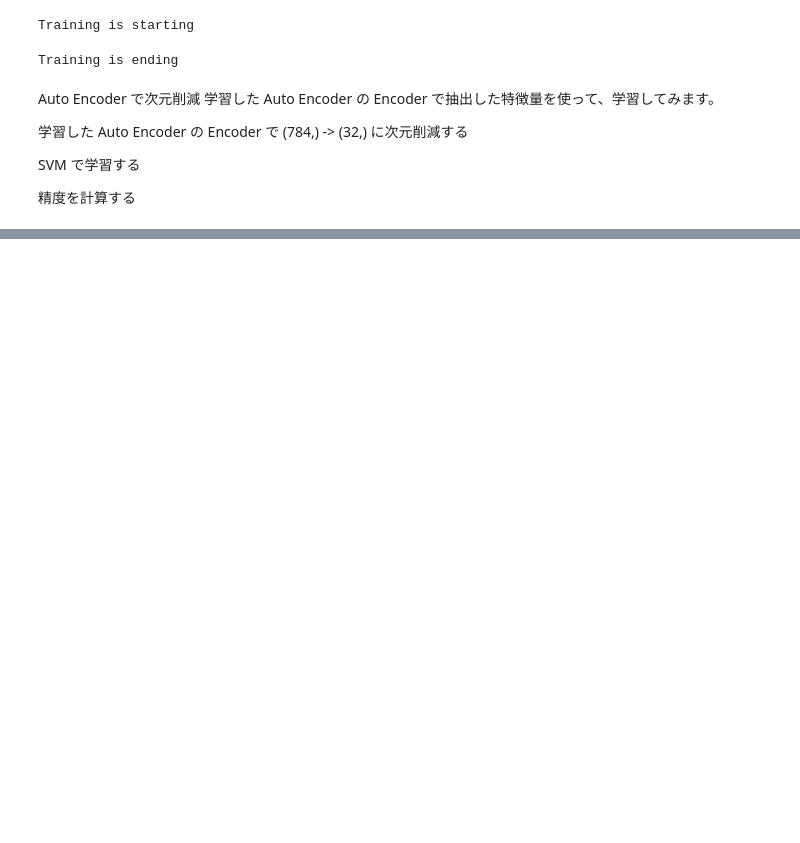
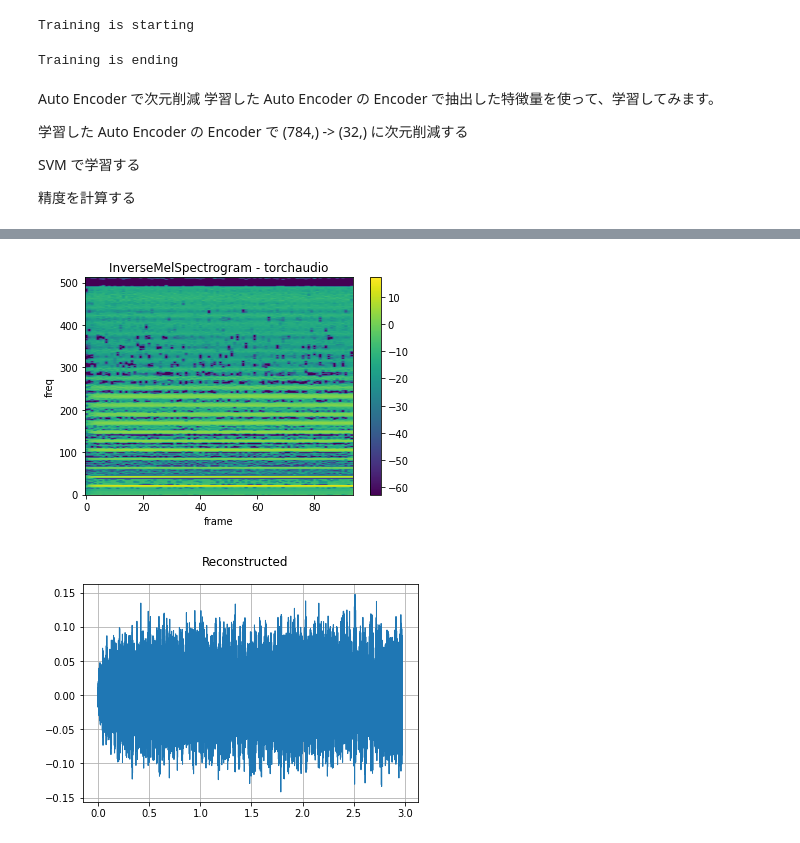
Before and after one commit to tsugumasa320/VAE_Study, a Jupyter notebook: pytorch_lightning_AE4Audio.ipynb, the cells around one changed output, grey strips where cells are left out. Cells and saved outputs as stored; diff of their text form; code cells hidden in the pictures; blank space fills up the shorter version.

```diff
--- a/pytorch_lightning_AE4Audio.ipynb
+++ b/pytorch_lightning_AE4Audio.ipynb
@@ -298,10 +496,10 @@ class LitAutoEncoder(pl.LightningModule):
         super().__init__()
 
         self.encoder = nn.Sequential( # encoder設定(784,64,32)
-            nn.Linear(188, hidden_dim), nn.ReLU(), nn.Linear(hidden_dim, 32)
+            nn.Linear(94, hidden_dim), nn.ReLU(), nn.Linear(hidden_dim, 32)
         )
         self.decoder = nn.Sequential(# decoder設定(32,64,784)
-            nn.Linear(32, hidden_dim), nn.ReLU(), nn.Linear(hidden_dim, 188)
+            nn.Linear(32, hidden_dim), nn.ReLU(), nn.Linear(hidden_dim, 94)
         )
 
     def forward(self, x): # Use for inference only (separate from training_step)
@@ -332,7 +530,7 @@ class LitAutoEncoder(pl.LightningModule):
 
     def _common_step(self, batch, batch_idx, stage): #ロス関数定義
         x = self._prepare_batch(batch)
-        loss = F.mse_loss(x, self(x)) #　mse_loss(input, target) self(x)はpredict_stepで定義
+        loss = torch.nn.functional.mse_loss(x, self(x)) #　mse_loss(input, target) self(x)はpredict_stepで定義
         self.log(f"{stage}_loss", loss, on_step=True)
         return loss
 # %%
@@ -370,7 +568,7 @@ dm = NsynthDataModule(batch_size=32, data_dir="./")
 model = LitAutoEncoder()
 
 trainer = pl.Trainer(
-    max_epochs=1, log_every_n_steps=1, gpus=None, callbacks=[MyPrintingCallback()]
+    max_epochs=100, log_every_n_steps=1, gpus=None, callbacks=[MyPrintingCallback()]
 )
 
 trainer.fit(model, dm)
@@ -414,16 +624,42 @@ print(dataset[2].dtype)
 # %%
+n_fft = 1024
+win_length = None
+hop_length = 512
+
 dataset = NsynthSubset()
 wav_in = dataset[2]
+
+sr = 16000
+s_length = 3
+wav_in = wav_in[:,: sr * s_length] #sr * s_length[ポイント]で切り捨て
+
 
 with torch.no_grad():
     model.eval()
     wav_out = model(wav_in.to(model.device))
     model.train()
-#toDBとMelとSTFTをインバースしてGriffin Rim
+
 # DBToAmp
 wav_out = F.DB_to_amplitude(x = wav_out,
-                         ref = 1,#よくわからんがとりあえず
+                         ref = 1,
                          power = 0.5 #Ampに戻す.1だとPowerへ
                         )
 
-imel = T.InverseMelScale(n_stft = N_FFT // 2+1)
+#InvertMel
+imel = T.InverseMelScale(n_stft = (n_fft // 2) + 1)
+wav_out = imel(wav_out)
+plot_spectrogram(
+    wav_out[0], title="InverseMelSpectrogram - torchaudio", ylabel='freq')
+
+#GriffinRim
+griffin_lim = T.GriffinLim(
+    n_fft=n_fft,
+    win_length=win_length,
+    hop_length=hop_length,
+)
+waveform = griffin_lim(wav_out)
+plot_waveform(waveform, sr, title="Reconstructed")
+play_audio(waveform, sr)
+# %% [output]
+[figure, added]
+[figure, added]
```
Also changed, not shown: parts of 8 cells of this notebook.
